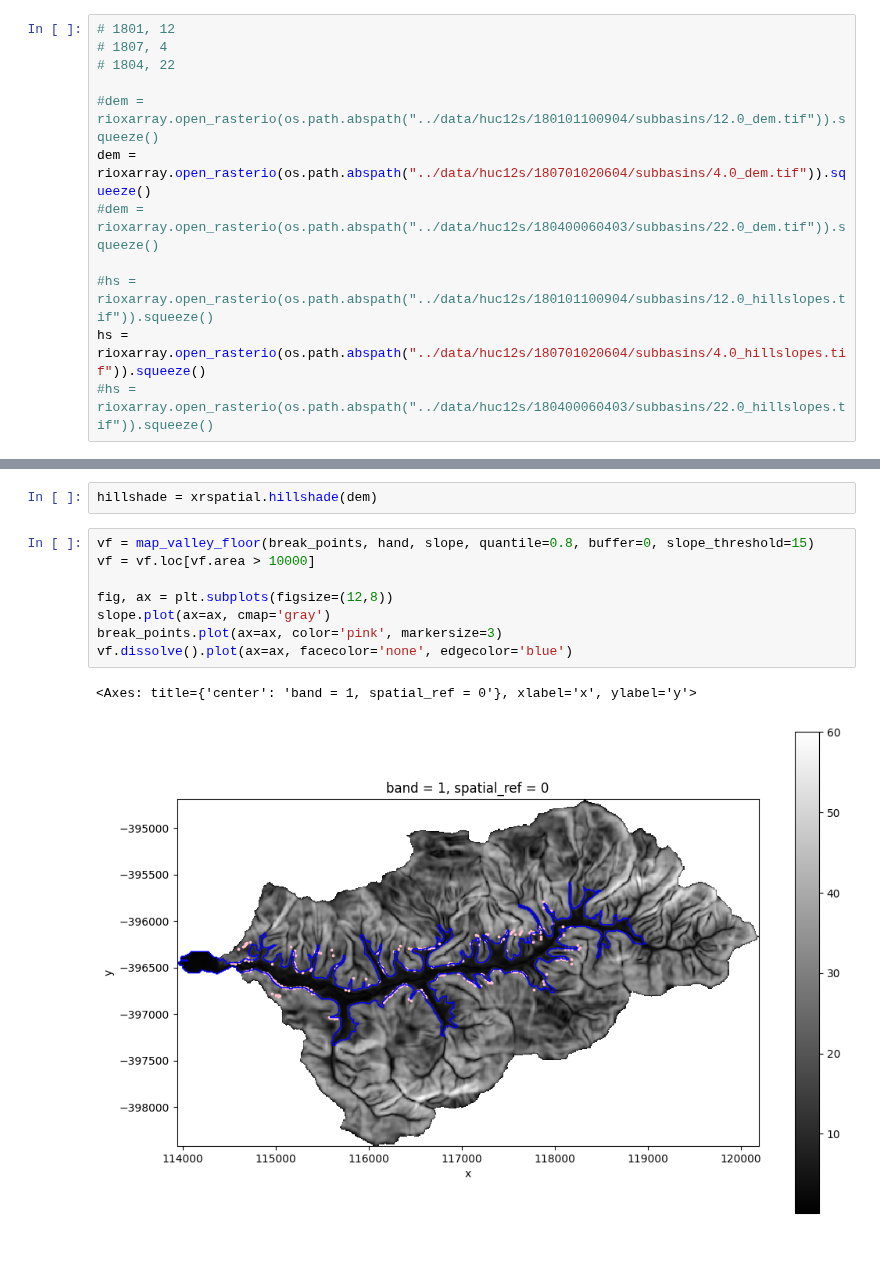
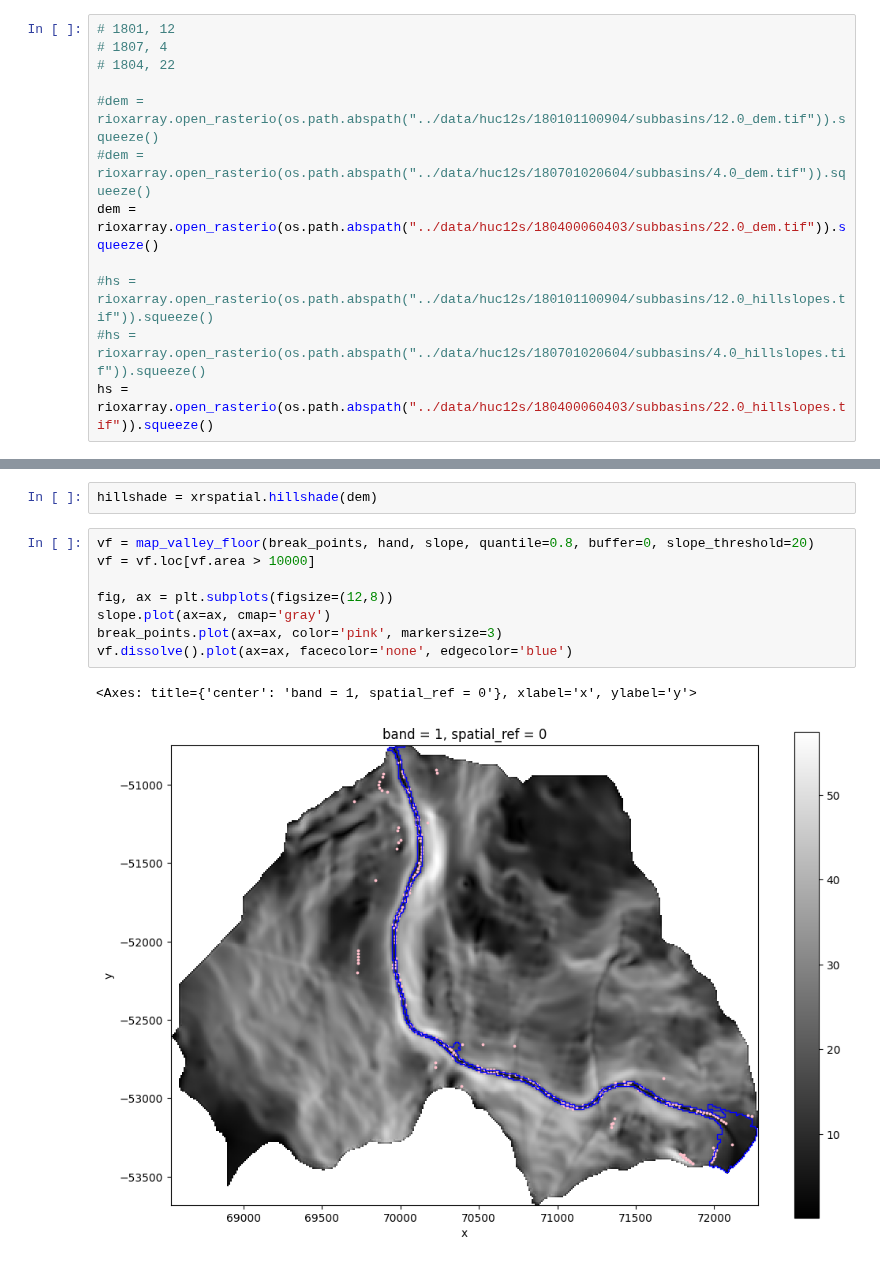
Before and after one commit to avkoehl/valleys, a Jupyter notebook: notebooks/valley_bottom_breakpoints.ipynb, the cells around one changed output, grey strips where cells are left out. Saved outputs shown, nothing was run; the diff lists cells and outputs as text.

```diff
--- a/notebooks/valley_bottom_breakpoints.ipynb
+++ b/notebooks/valley_bottom_breakpoints.ipynb
@@ -36,12 +33,12 @@ wbt = setup_wbt(os.path.expanduser("~/opt/WBT/"), os.path.abspath("../data/wb_ou
 # 1804, 22
 
 #dem = rioxarray.open_rasterio(os.path.abspath("../data/huc12s/180101100904/subbasins/12.0_dem.tif")).squeeze()
-dem = rioxarray.open_rasterio(os.path.abspath("../data/huc12s/180701020604/subbasins/4.0_dem.tif")).squeeze()
-#dem = rioxarray.open_rasterio(os.path.abspath("../data/huc12s/180400060403/subbasins/22.0_dem.tif")).squeeze()
+#dem = rioxarray.open_rasterio(os.path.abspath("../data/huc12s/180701020604/subbasins/4.0_dem.tif")).squeeze()
+dem = rioxarray.open_rasterio(os.path.abspath("../data/huc12s/180400060403/subbasins/22.0_dem.tif")).squeeze()
 
 #hs = rioxarray.open_rasterio(os.path.abspath("../data/huc12s/180101100904/subbasins/12.0_hillslopes.tif")).squeeze()
-hs = rioxarray.open_rasterio(os.path.abspath("../data/huc12s/180701020604/subbasins/4.0_hillslopes.tif")).squeeze()
-#hs = rioxarray.open_rasterio(os.path.abspath("../data/huc12s/180400060403/subbasins/22.0_hillslopes.tif")).squeeze()
+#hs = rioxarray.open_rasterio(os.path.abspath("../data/huc12s/180701020604/subbasins/4.0_hillslopes.tif")).squeeze()
+hs = rioxarray.open_rasterio(os.path.abspath("../data/huc12s/180400060403/subbasins/22.0_hillslopes.tif")).squeeze()
 # %% [markdown]
 ## Get Break Points
 # %%
@@ -57,13 +54,13 @@ break_points = break_points.loc[break_points['hand'] < 100]
 # %%
 hillshade = xrspatial.hillshade(dem)
 # %%
-vf = map_valley_floor(break_points, hand, slope, quantile=0.8, buffer=0, slope_threshold=15)
+vf = map_valley_floor(break_points, hand, slope, quantile=0.8, buffer=0, slope_threshold=20)
 vf = vf.loc[vf.area > 10000]
 
 fig, ax = plt.subplots(figsize=(12,8))
 slope.plot(ax=ax, cmap='gray')
 break_points.plot(ax=ax, color='pink', markersize=3)
 vf.dissolve().plot(ax=ax, facecolor='none', edgecolor='blue')
 # %% [output]
 <Axes: title={'center': 'band = 1, spatial_ref = 0'}, xlabel='x', ylabel='y'>
-[figure, old version]
+[figure, new version]
```
Also changed, not shown: parts of 1 cell of this notebook, 1 other file.
